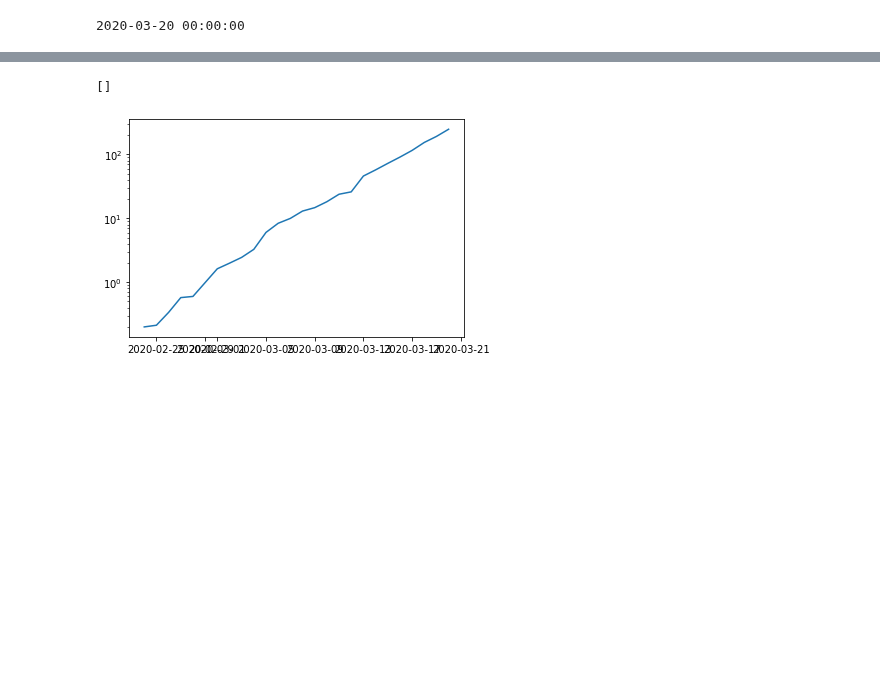
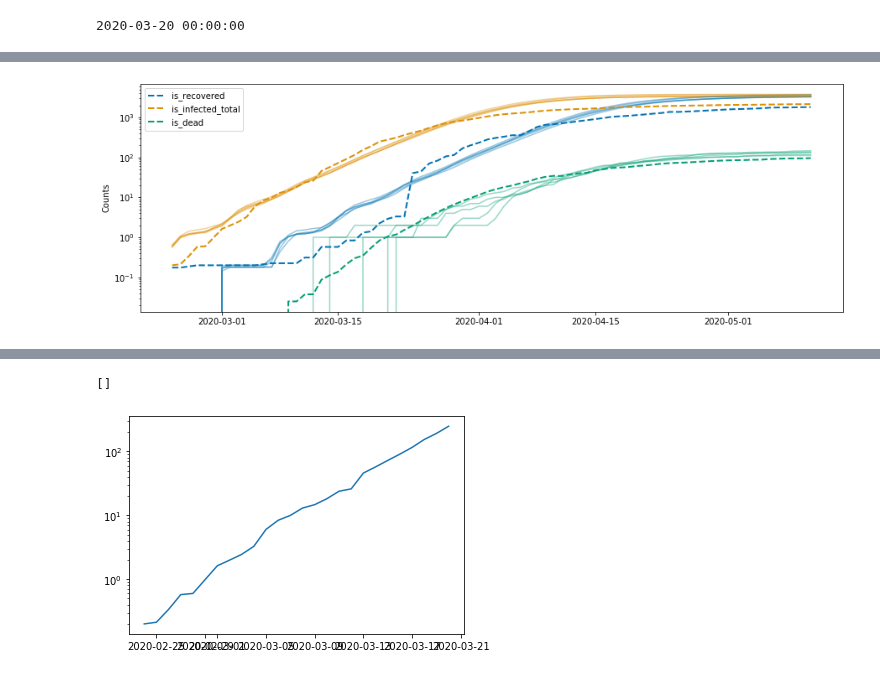
Before and after one commit to chrhck/contagion, a Jupyter notebook: examples/con_germany.ipynb, the cells around one changed output, grey strips where cells are left out. Saved outputs shown, nothing was run; the diff lists cells and outputs as text; code cells hidden in the pictures; blank space fills up the shorter version.

```diff
--- a/examples/con_germany.ipynb
+++ b/examples/con_germany.ipynb
@@ -167,3 +225,29 @@ h_loaded = pyabc.History(db_path)
+# %%
+colors = sns.color_palette("colorblind", 3)
+taxis = pd.date_range('2020-02-24', '2020-05-11', freq="d")
+plt.figure(figsize=(15, 5))
+for sim_data in sim_datas:
+    #conf = deepcopy(conf)
+    #yaml.dump(conf, open("par_set_{}.yaml".format(i), "w"))
+    for field, col in zip(fields, colors):
+        plt.plot(taxis, sim_data[field], color=col, alpha=0.4)
+for field, col in zip(fields, colors):
+    plt.plot(taxis, data[field].values, color=col, ls="--", label=field, lw=2)
+
+"""
+mean_sim, _ = model(par_modes)
+for field, col in zip(fields, colors):
+    plt.plot(mean_sim[field], color=col, ls="-", label=field, lw=3)
+"""
+
+
+#plt.xlabel("Time [days]")
+plt.ylabel("Counts")
+plt.legend()
+plt.semilogy()
+plt.savefig(os.path.join(PICS, "fit_ger.png"), dpi=200)
+# %% [output]
+[figure, added]
 # %%
 plt.figure(figsize=(15, 5))
 colors = sns.color_palette("colorblind", 3)
```
Also changed, not shown: parts of 21 cells of this notebook.
